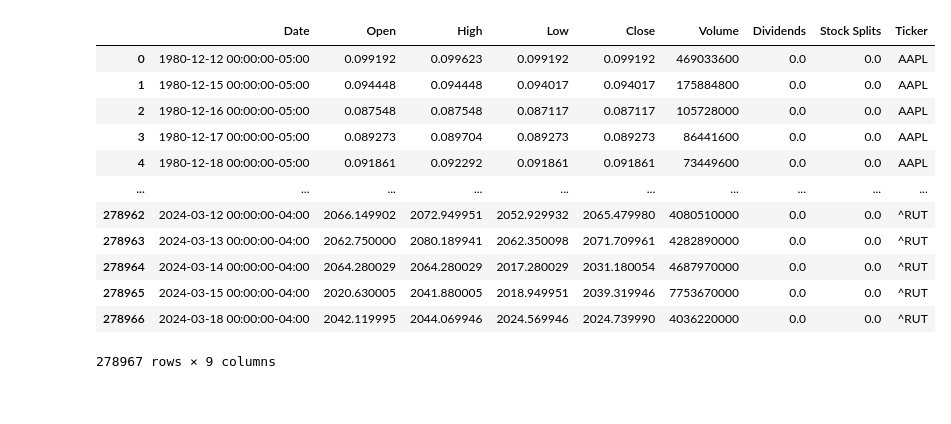
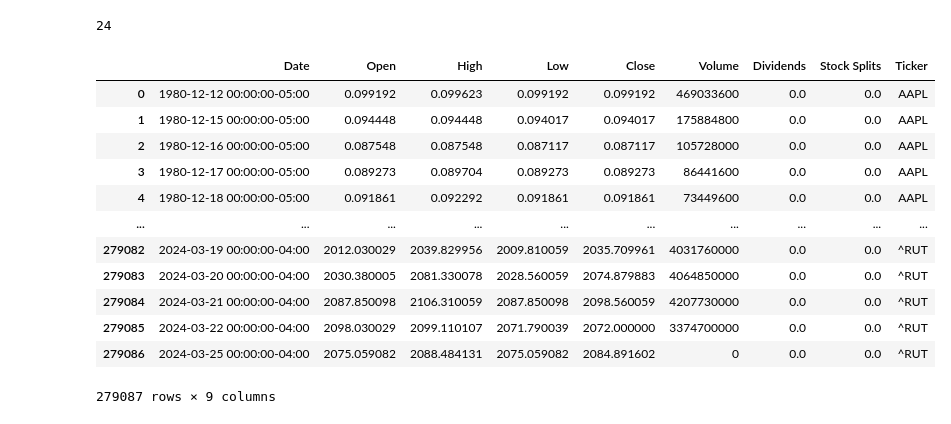
Before and after one commit to matthewyackee/Group_1_Final_Project, a Jupyter notebook: Project4.ipynb, the cells around one changed output. Drawn from its saved outputs; the diff is of its cells as text; code cells hidden in the pictures.

```diff
--- a/Project4.ipynb
+++ b/Project4.ipynb
@@ -25,33 +25,36 @@ def get_historical_data(ticker_symbol, start_date, end_date):
 start_date = datetime.datetime(1960, 1, 1)
 end_date = datetime.datetime(2024, 12, 31)
 # %%
-ticker_symbols  = ['AAPL', 'AMZN', 'TSLA', 'MSFT', 'GOOGL', 'META', 'JPM', 'JNJ', 'XOM', 'NVDA', 'GE','KO', 'F',\
-                   'IBM', 'PG', 'MMM', 'AXP', 'CVX', 'T', 'MCD', '^GSPC', '^DJI', '^IXIC','^RUT' ]
+ticker_symbols  = ['AAPL', 'AMZN', 'TSLA', 'MSFT', 'GOOGL', 'META', 'JPM', 'JNJ', 'XOM', 'NVDA', 'GE','KO', 'F', 'IBM', 'PG', 'MMM', 'AXP', 'CVX', 'T', 'MCD', '^GSPC', '^DJI', '^IXIC','^RUT']
+# %%
+len(ticker_symbols)
+# %% [output]
+24
 # %%
 all_historical_data = []
 for symbol in ticker_symbols:
     # Get historical data for the current ticker symbol
     historical_data = get_historical_data(symbol, start_date, end_date)
 
     # Append the historical data for the current ticker symbol to the list
     all_historical_data.append(historical_data)
 
 # Concatenate all historical data into a single DataFrame
 combined_data = pd.concat(all_historical_data, ignore_index=True)
-
+combined_data.to_csv('data2.csv', index=False)
 # Display the combined data
 combined_data
 # %% [output]
 |  | Date | Open | High | Low | Close | Volume | Dividends | Stock Splits | Ticker |
 | 0 | 1980-12-12 00:00:00-05:00 | 0.099192 | 0.099623 | 0.099192 | 0.099192 | 469033600 | 0.0 | 0.0 | AAPL |
 | 1 | 1980-12-15 00:00:00-05:00 | 0.094448 | 0.094448 | 0.094017 | 0.094017 | 175884800 | 0.0 | 0.0 | AAPL |
 | 2 | 1980-12-16 00:00:00-05:00 | 0.087548 | 0.087548 | 0.087117 | 0.087117 | 105728000 | 0.0 | 0.0 | AAPL |
 | 3 | 1980-12-17 00:00:00-05:00 | 0.089273 | 0.089704 | 0.089273 | 0.089273 | 86441600 | 0.0 | 0.0 | AAPL |
 | 4 | 1980-12-18 00:00:00-05:00 | 0.091861 | 0.092292 | 0.091861 | 0.091861 | 73449600 | 0.0 | 0.0 | AAPL |
 | ... | ... | ... | ... | ... | ... | ... | ... | ... | ... |
-| 278962 | 2024-03-12 00:00:00-04:00 | 2066.149902 | 2072.949951 | 2052.929932 | 2065.479980 | 4080510000 | 0.0 | 0.0 | ^RUT |
-| 278963 | 2024-03-13 00:00:00-04:00 | 2062.750000 | 2080.189941 | 2062.350098 | 2071.709961 | 4282890000 | 0.0 | 0.0 | ^RUT |
-| 278964 | 2024-03-14 00:00:00-04:00 | 2064.280029 | 2064.280029 | 2017.280029 | 2031.180054 | 4687970000 | 0.0 | 0.0 | ^RUT |
-| 278965 | 2024-03-15 00:00:00-04:00 | 2020.630005 | 2041.880005 | 2018.949951 | 2039.319946 | 7753670000 | 0.0 | 0.0 | ^RUT |
-| 278966 | 2024-03-18 00:00:00-04:00 | 2042.119995 | 2044.069946 | 2024.569946 | 2024.739990 | 4036220000 | 0.0 | 0.0 | ^RUT |
+| 279082 | 2024-03-19 00:00:00-04:00 | 2012.030029 | 2039.829956 | 2009.810059 | 2035.709961 | 4031760000 | 0.0 | 0.0 | ^RUT |
+| 279083 | 2024-03-20 00:00:00-04:00 | 2030.380005 | 2081.330078 | 2028.560059 | 2074.879883 | 4064850000 | 0.0 | 0.0 | ^RUT |
+| 279084 | 2024-03-21 00:00:00-04:00 | 2087.850098 | 2106.310059 | 2087.850098 | 2098.560059 | 4207730000 | 0.0 | 0.0 | ^RUT |
+| 279085 | 2024-03-22 00:00:00-04:00 | 2098.030029 | 2099.110107 | 2071.790039 | 2072.000000 | 3374700000 | 0.0 | 0.0 | ^RUT |
+| 279086 | 2024-03-25 00:00:00-04:00 | 2075.059082 | 2088.484131 | 2075.059082 | 2084.891602 | 0 | 0.0 | 0.0 | ^RUT |
-278967 rows × 9 columns
+279087 rows × 9 columns
```
Also changed, not shown: parts of 10 cells of this notebook.
